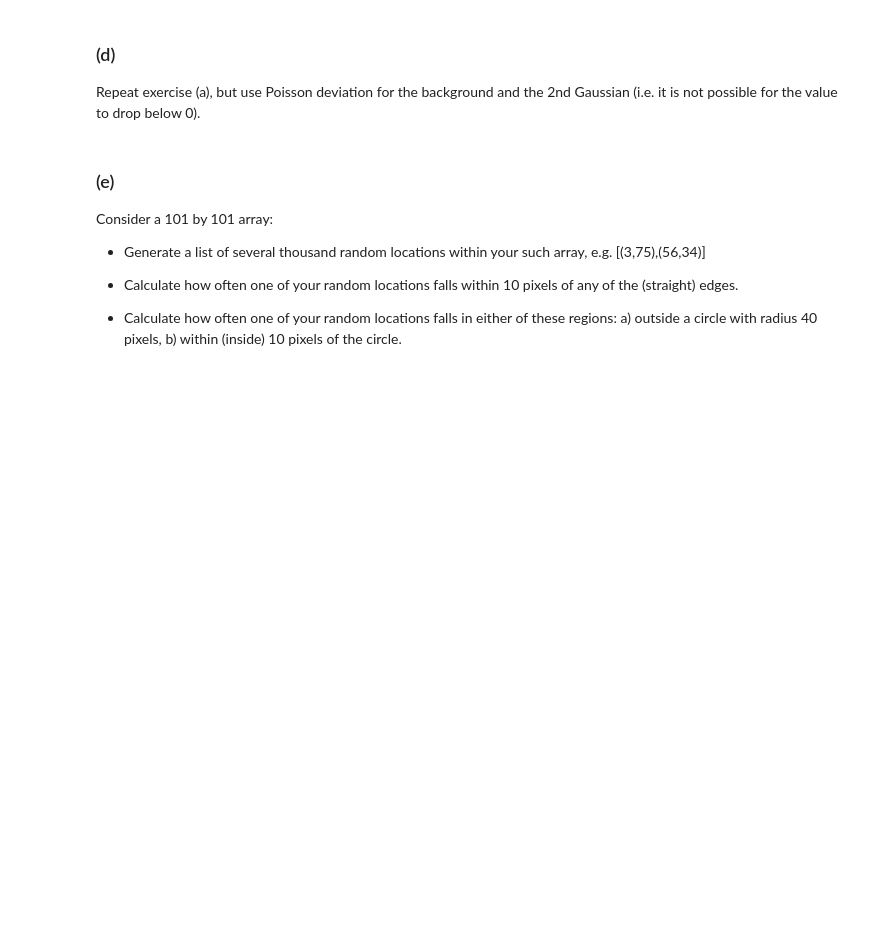
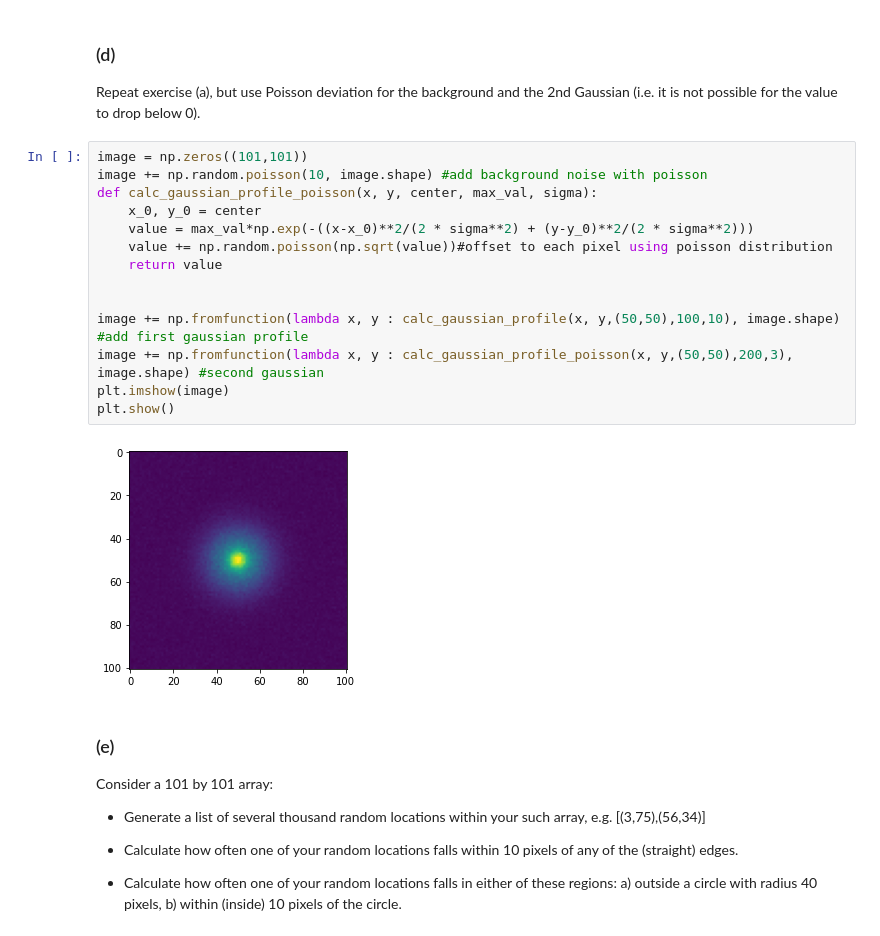
Before and after one commit to TobyWallage/PythonAssessment, a Jupyter notebook: Assessment.ipynb, the cells around one changed output. Drawn from its saved outputs; the diff is of its cells as text; blank space fills up the shorter version.

```diff
--- a/Assessment_sol.ipynb
+++ b/Assessment.ipynb
@@ -67,6 +85,22 @@ array([ 49.99415908, 216.38057614,  10.04867482,  50.5817278 ,
 ### (d)
 
 Repeat exercise (a), but use Poisson deviation for the background and the 2nd Gaussian (i.e. it is not possible for the value to drop below 0).
+# %%
+image = np.zeros((101,101))
+image += np.random.poisson(10, image.shape) #add background noise with poisson
+def calc_gaussian_profile_poisson(x, y, center, max_val, sigma):
+    x_0, y_0 = center
+    value = max_val*np.exp(-((x-x_0)**2/(2 * sigma**2) + (y-y_0)**2/(2 * sigma**2)))
+    value += np.random.poisson(np.sqrt(value))#offset to each pixel using poisson distribution
+    return value
+
+
+image += np.fromfunction(lambda x, y : calc_gaussian_profile(x, y,(50,50),100,10), image.shape) #add first gaussian profile
+image += np.fromfunction(lambda x, y : calc_gaussian_profile_poisson(x, y,(50,50),200,3), image.shape) #second gaussian
+plt.imshow(image)
+plt.show()
+# %% [output]
+[figure, added]
 # %% [markdown]
 ### (e)
 
```
Also changed, not shown: parts of 6 cells of this notebook.
